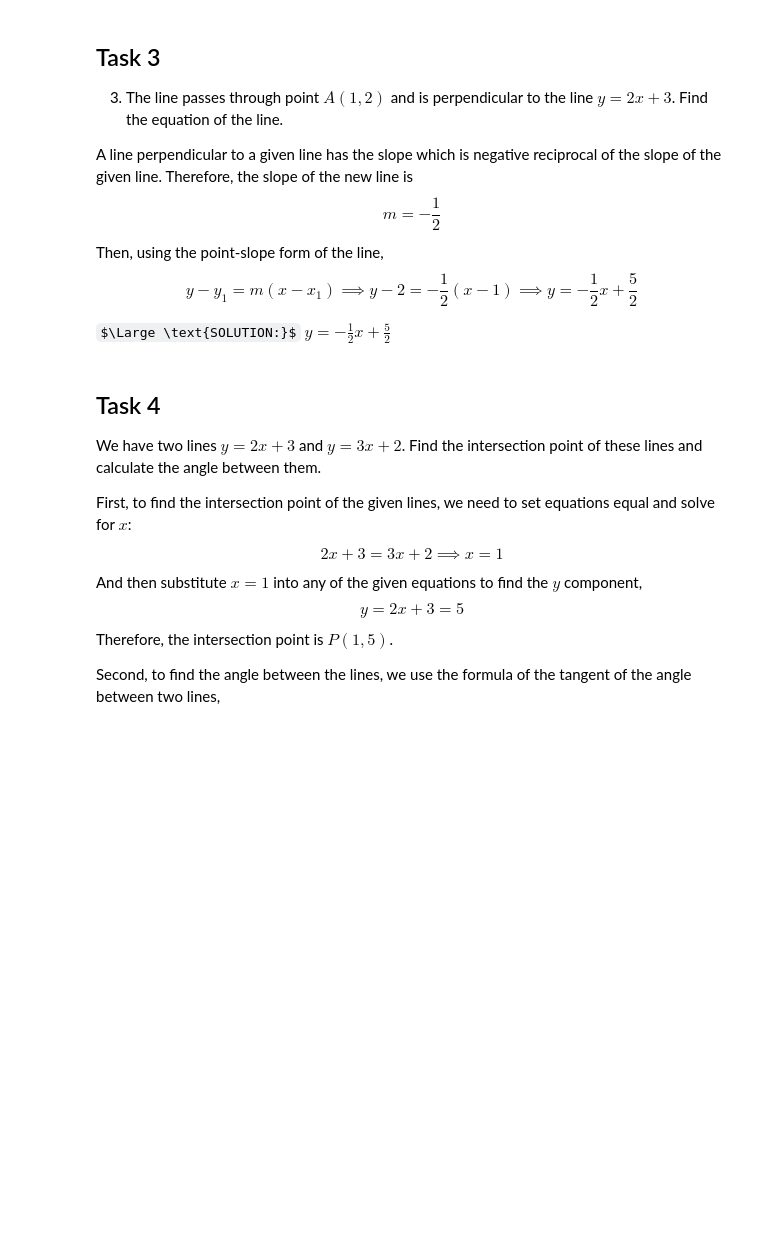
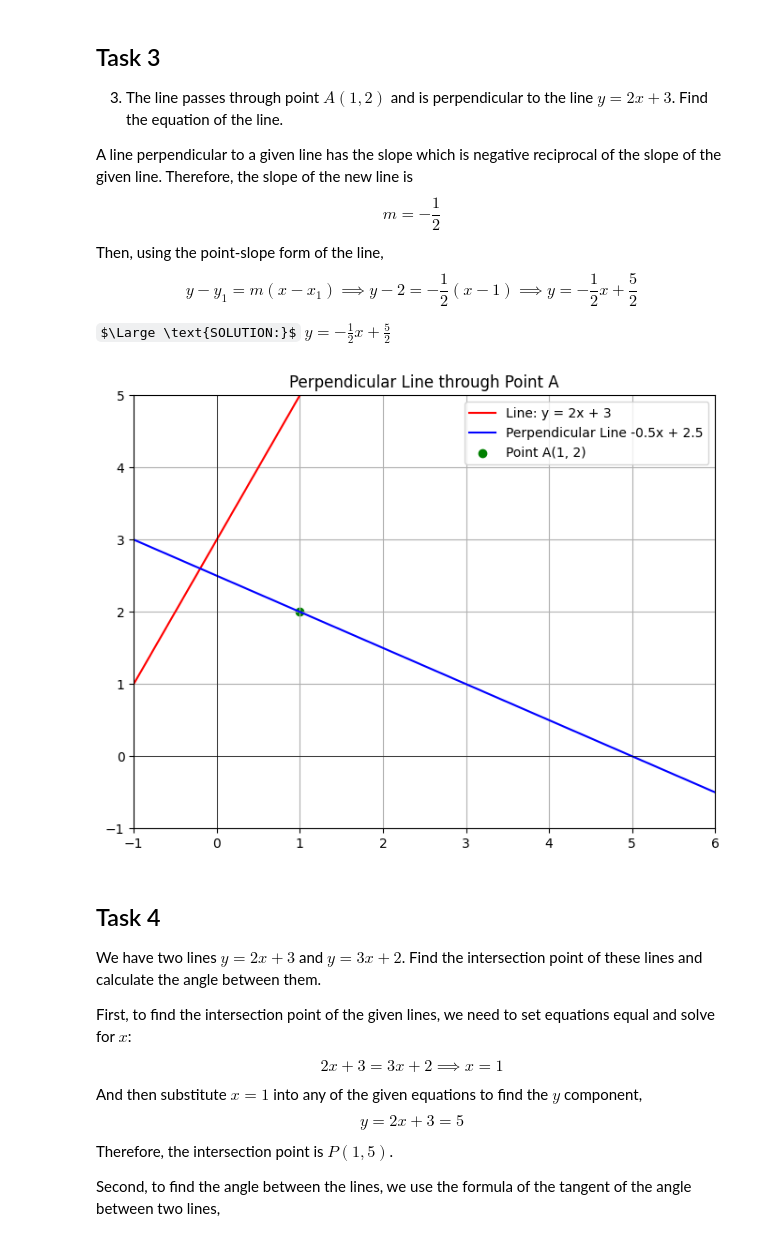
Before and after one commit to itaeh-hue/Math-2024-25-Winter, a Jupyter notebook: Notebooks_EN/02_Analytic_Geometry/05_Lines/Lines.ipynb, the cells around one changed output. Saved outputs shown, nothing was run; the diff lists cells and outputs as text; code cells hidden in the pictures; some formulas as TeX source; blank space fills up the shorter version.

```diff
--- a/Notebooks_EN/02_Analytic_Geometry/05_Lines/Lines.ipynb
+++ b/Notebooks_EN/02_Analytic_Geometry/05_Lines/Lines.ipynb
@@ -195,6 +251,26 @@ Then, using the point-slope form of the line, $$y - y_{1} = m(x - x_{1}) \implie
 
 $\Large \text{SOLUTION:}$
 $y = -\frac{1}{2}x + \frac{5}{2}$
+# %%
+# Perpendicular line through A(1,2)
+perpendicular_line = -0.5 * x + 2.5
+
+# Plot
+plt.figure(figsize=(8, 6))
+plt.plot(x, given_line(x), label='Line: y = 2x + 3', color='red')
+plt.plot(x, perpendicular_line, label='Perpendicular Line -0.5x + 2.5', color='blue')
+plt.scatter(*A, color='green', label='Point A(1, 2)')
+plt.xlim(-1, 6)
+plt.ylim(-1, 5)
+plt.axhline(0, color='black', lw=0.5)* For the given hyperbola $x^2 - y^2 = 1$, find the distance between its branches.
+
+plt.axvline(0, color='black', lw=0.5)
+plt.grid()
+plt.legend()
+plt.title('Perpendicular Line through Point A')
+plt.show()
+# %% [output]
+[figure, added]
 # %% [markdown]
 ## Task 4
 
```
Also changed, not shown: parts of 4 cells of this notebook.
